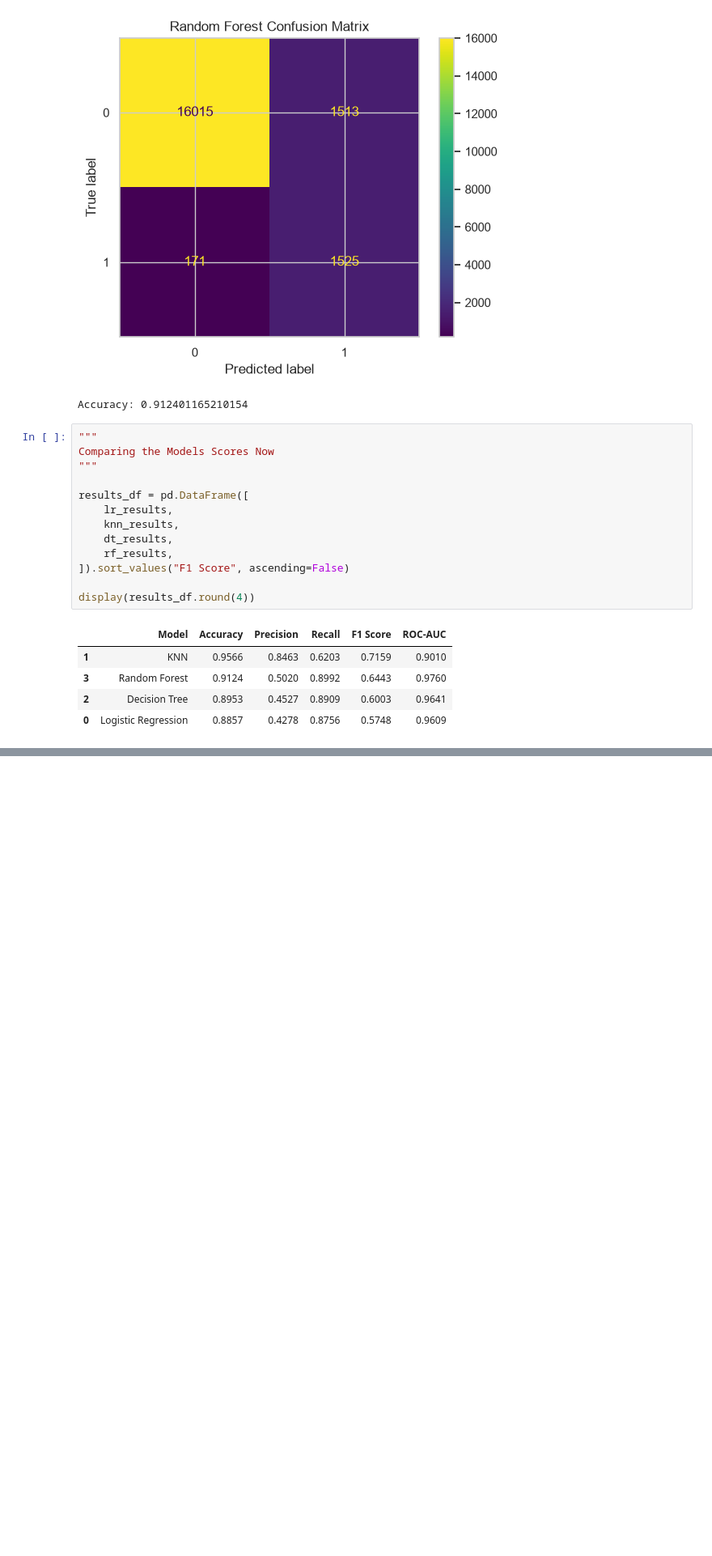
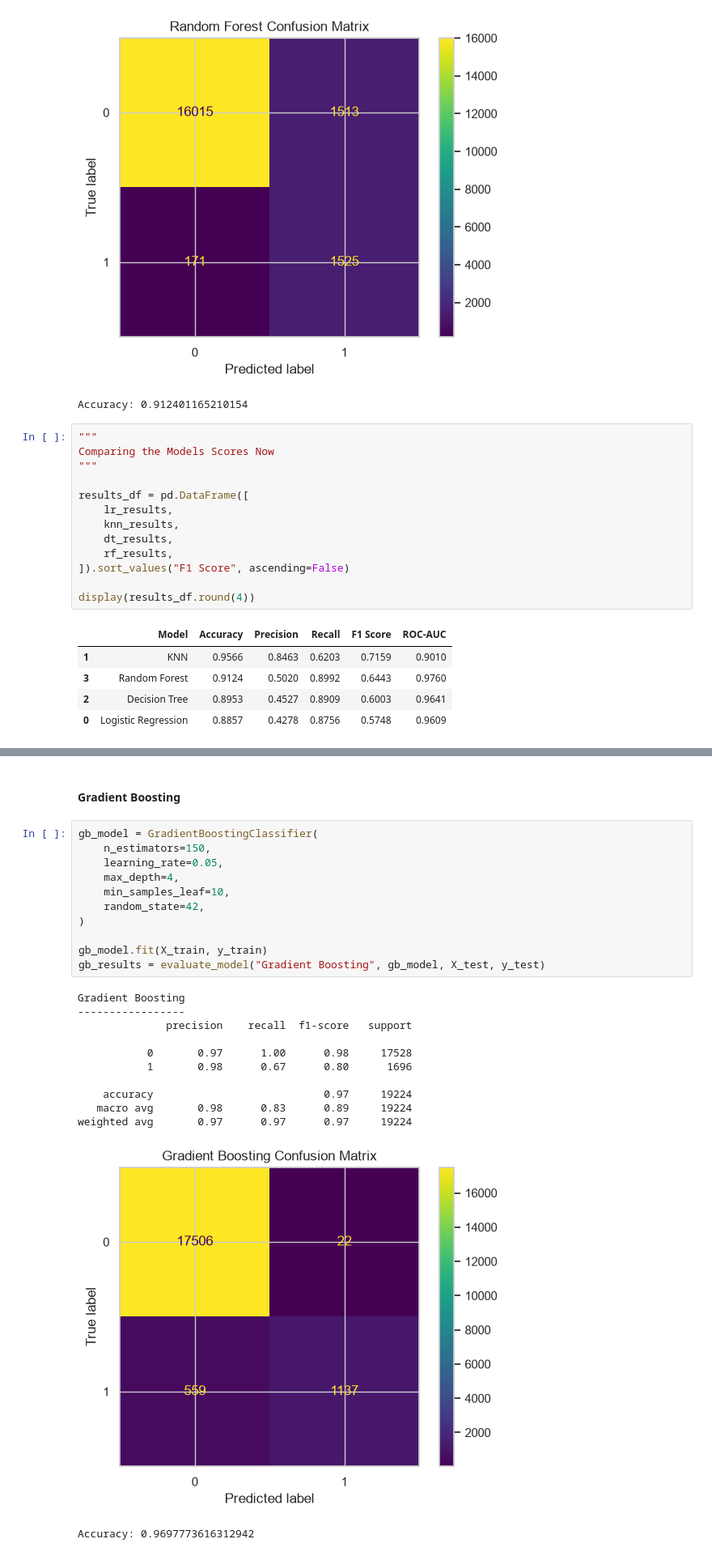
Before and after one commit to YashedBin/ML_DIABETES_RISK_PREDICTOR, a Jupyter notebook: notebook.ipynb, the cells around one changed output, grey strips where cells are left out. Shown at 81% size. Saved outputs shown, nothing was run; the diff lists cells and outputs as text; blank space fills up the shorter version.

```diff
--- a/notebook.ipynb
+++ b/notebook.ipynb
@@ -560,0 +590,26 @@ display(results_df.round(4))
+# %% [markdown]
+#### Gradient Boosting
+# %%
+gb_model = GradientBoostingClassifier(
+    n_estimators=150,
+    learning_rate=0.05,
+    max_depth=4,
+    min_samples_leaf=10,
+    random_state=42,
+)
+
+gb_model.fit(X_train, y_train)
+gb_results = evaluate_model("Gradient Boosting", gb_model, X_test, y_test)
+# %% [output]
+Gradient Boosting
+-----------------
+              precision    recall  f1-score   support
+
+           0       0.97      1.00      0.98     17528
+           1       0.98      0.67      0.80      1696
+
+    accuracy                           0.97     19224
+   macro avg       0.98      0.83      0.89     19224
+weighted avg       0.97      0.97      0.97     19224
+[figure, added]
+Accuracy: 0.9697773616312942
```
Also changed, not shown: parts of 15 cells of this notebook, 6 other files.
